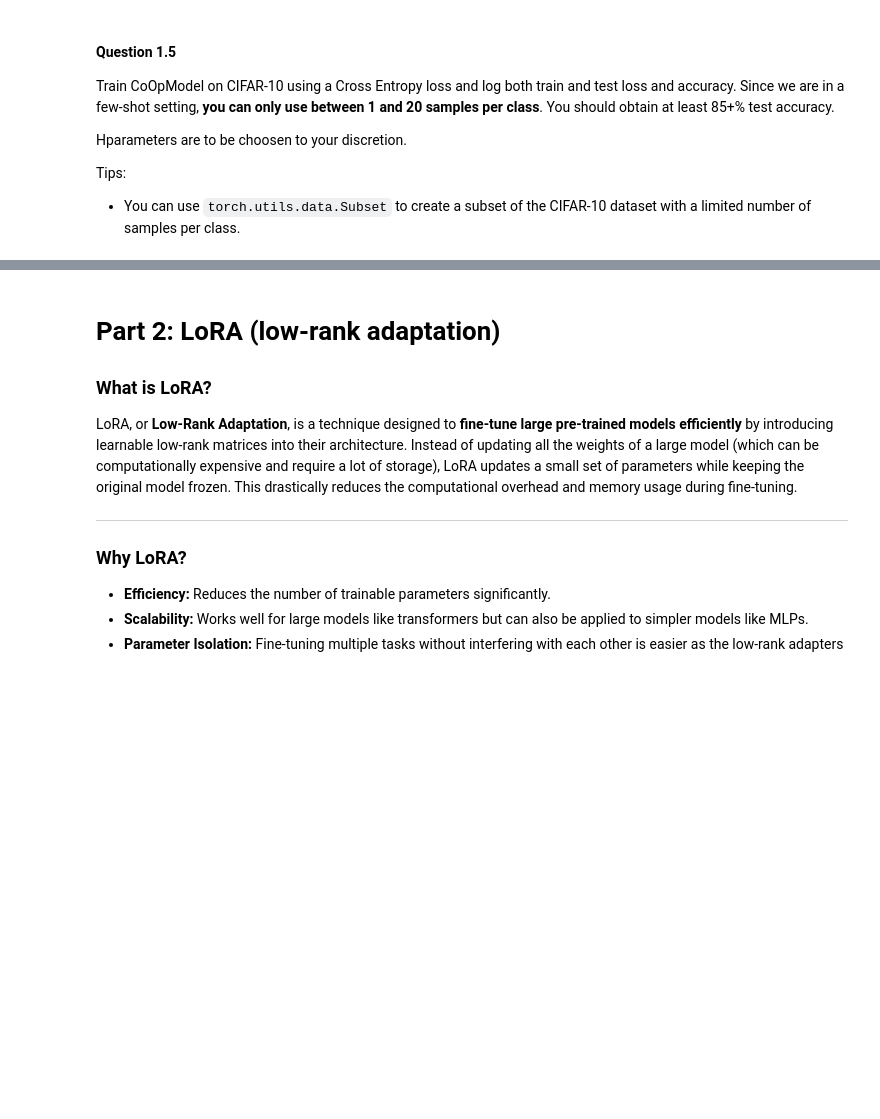
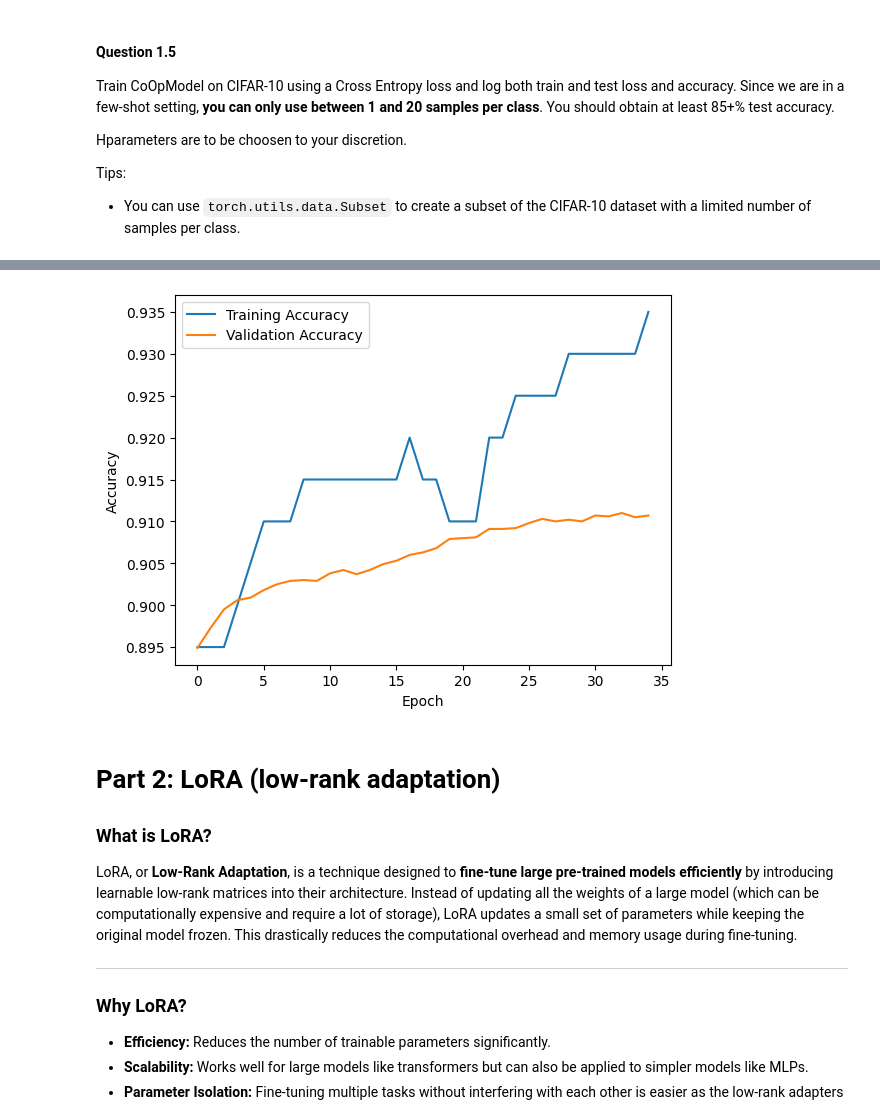
Before and after one commit to ArnaudoB/CSC_52002_EP-MultimodalGenAI, a Jupyter notebook: lab2/lab2.ipynb, the cells around one changed output, grey strips where cells are left out. Drawn from its saved outputs; the diff is of its cells as text; code cells hidden in the pictures; blank space fills up the shorter version.

```diff
--- a/lab2/lab2.ipynb
+++ b/lab2/lab2.ipynb
@@ -437,3 +512,12 @@ OutOfMemoryError: CUDA out of memory. Tried to allocate 20.00 MiB. GPU 0 has a t
+# %%
+plt.plot(training_accuracies, label='Training Accuracy')
+plt.plot(validation_accuracies, label='Validation Accuracy')
+plt.xlabel('Epoch')
+plt.ylabel('Accuracy')
+plt.legend()
+plt.show()
+# %% [output]
+[figure, added]
 # %% [markdown]
 
 # Part 2: LoRA (low-rank adaptation)
```
Also changed, not shown: parts of 20 cells of this notebook, 1 other file.
